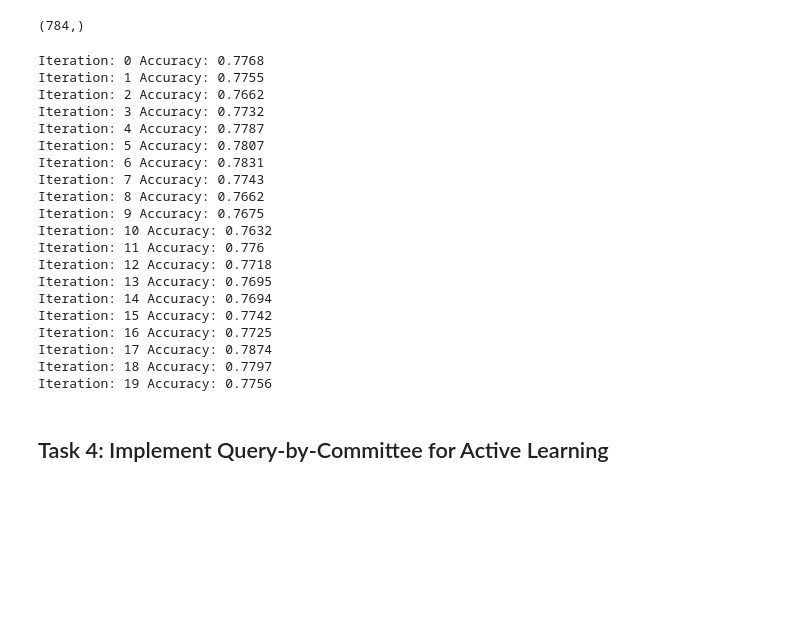
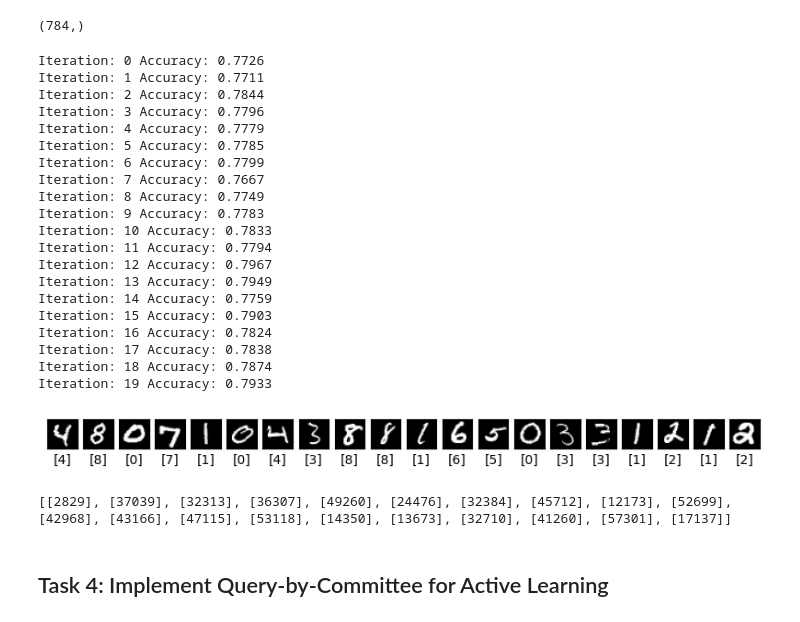
Before and after one commit to samarth2015/CS203_Lab_4, a Jupyter notebook: assignment.ipynb, the cells around one changed output. Cells and saved outputs as stored; diff of their text form; code cells hidden in the pictures; blank space fills up the shorter version.

```diff
--- a/assignment.ipynb
+++ b/assignment.ipynb
@@ -180,7 +204,7 @@ def labelentropy(probability):
     epsilon=1e-10
     maxind=-1
     for i in range(len(probability)):
-        ent=np.sum(probability[i]*np.log10(probability[i]+epsilon))
+        ent=-np.sum(probability[i]*np.log10(probability[i]+epsilon))
         if(ent>max_entropy):
             max_entropy=ent
             maxind=i
@@ -191,9 +215,11 @@ X_train_unlabelled[0].shape
 (784,)
 # %%
 task2_results=[]
+ind1=[]
 for i in range(20):
     probability=clf.predict_proba(X_train_unlabelled)
     idx_curr=labelentropy(probability)
+    ind1.append(idx_curr)
 
     # add the sample to the labelled dataset
     X_train_labelled = np.concatenate([X_train_labelled, X_train_unlabelled[idx_curr]])
@@ -214,26 +240,44 @@ for i in range(20):
     task2_results.append(accuracy)
     print(f"Iteration: {i} Accuracy: {accuracy}")
 # %% [output]
-Iteration: 0 Accuracy: 0.7768
-Iteration: 1 Accuracy: 0.7755
-Iteration: 2 Accuracy: 0.7662
-Iteration: 3 Accuracy: 0.7732
-Iteration: 4 Accuracy: 0.7787
-Iteration: 5 Accuracy: 0.7807
-Iteration: 6 Accuracy: 0.7831
-Iteration: 7 Accuracy: 0.7743
-Iteration: 8 Accuracy: 0.7662
-Iteration: 9 Accuracy: 0.7675
-Iteration: 10 Accuracy: 0.7632
-Iteration: 11 Accuracy: 0.776
-Iteration: 12 Accuracy: 0.7718
-Iteration: 13 Accuracy: 0.7695
-Iteration: 14 Accuracy: 0.7694
-Iteration: 15 Accuracy: 0.7742
-Iteration: 16 Accuracy: 0.7725
-Iteration: 17 Accuracy: 0.7874
-Iteration: 18 Accuracy: 0.7797
-Iteration: 19 Accuracy: 0.7756
+Iteration: 0 Accuracy: 0.7726
+Iteration: 1 Accuracy: 0.7711
+Iteration: 2 Accuracy: 0.7844
+Iteration: 3 Accuracy: 0.7796
+Iteration: 4 Accuracy: 0.7779
+Iteration: 5 Accuracy: 0.7785
+Iteration: 6 Accuracy: 0.7799
+Iteration: 7 Accuracy: 0.7667
+Iteration: 8 Accuracy: 0.7749
+Iteration: 9 Accuracy: 0.7783
+Iteration: 10 Accuracy: 0.7833
+Iteration: 11 Accuracy: 0.7794
+Iteration: 12 Accuracy: 0.7967
+Iteration: 13 Accuracy: 0.7949
+Iteration: 14 Accuracy: 0.7759
+Iteration: 15 Accuracy: 0.7903
+Iteration: 16 Accuracy: 0.7824
+Iteration: 17 Accuracy: 0.7838
+Iteration: 18 Accuracy: 0.7874
+Iteration: 19 Accuracy: 0.7933
+# %%
+import matplotlib.pyplot as plt
+
+plt.figure(figsize=(10, 2))  # Adjusted size for 5 images in a row
+for i in range(20):  # Looping only through the first 5 images
+    plt.subplot(1, 20, i + 1)  # 1 row, 5 columns
+    plt.xticks([])
+    plt.yticks([])
+    plt.grid(False)
+    plt.imshow(X[ind1[i]].reshape(28, -1), cmap='gray')  # Assuming grayscale images
+    plt.xlabel(y[ind1[i]])  # Display corresponding label
+plt.show()
+# %% [output]
+[figure, added]
+# %%
+print(ind1)
+# %% [output]
+[[2829], [37039], [32313], [36307], [49260], [24476], [32384], [45712], [12173], [52699], [42968], [43166], [47115], [53118], [14350], [13673], [32710], [41260], [57301], [17137]]
 # %% [markdown]
 ## Task 4: Implement Query-by-Committee for Active Learning
 # %%
```
Also changed, not shown: parts of 10 cells of this notebook.
